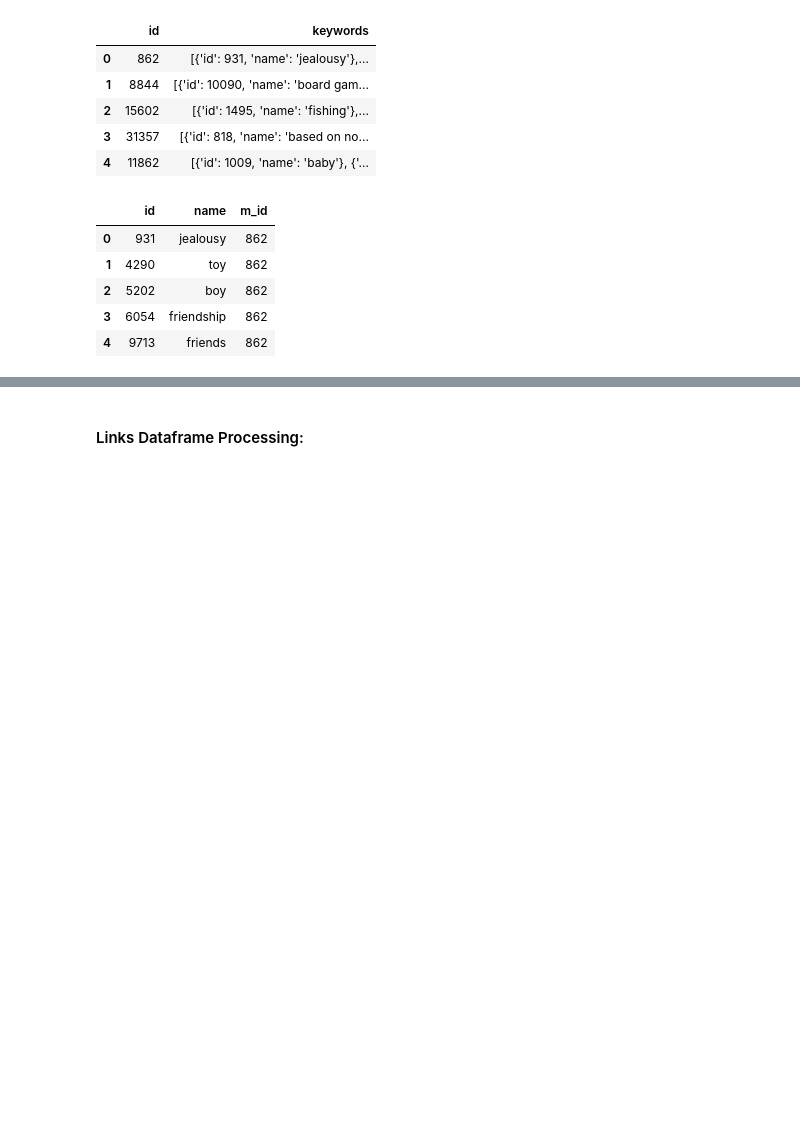
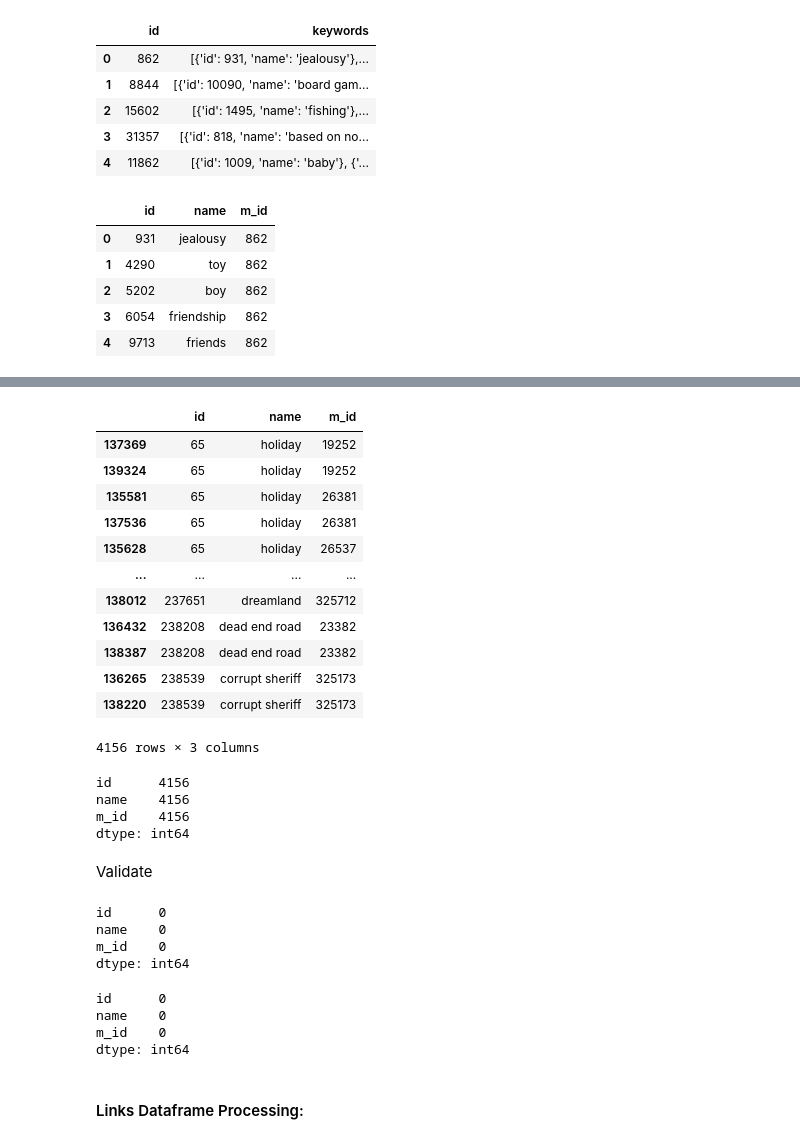
Before and after one commit to iqbalzain99/Movies-Dataflow-and-Analysis-DE-Portfolio, a Jupyter notebook: movies_data_processing.ipynb, the cells around one changed output, grey strips where cells are left out. Saved outputs shown, nothing was run; the diff lists cells and outputs as text; code cells hidden in the pictures; blank space fills up the shorter version.

```diff
--- a/movies_data_processing.ipynb
+++ b/movies_data_processing.ipynb
@@ -185,0 +365,24 @@ keywords.head(5)
+# %%
+# Check for duplicated columns
+keywords[keywords.duplicated(keep=False)].sort_values(by=['id', 'name', 'm_id'])
+# %% [output]
+|  | id | name | m_id |
+| 137369 | 65 | holiday | 19252 |
+| 139324 | 65 | holiday | 19252 |
+| 135581 | 65 | holiday | 26381 |
+| 137536 | 65 | holiday | 26381 |
+| 135628 | 65 | holiday | 26537 |
+| ... | ... | ... | ... |
+| 138012 | 237651 | dreamland | 325712 |
+| 136432 | 238208 | dead end road | 23382 |
+| 138387 | 238208 | dead end road | 23382 |
+| 136265 | 238539 | corrupt sheriff | 325173 |
+| 138220 | 238539 | corrupt sheriff | 325173 |
+4156 rows × 3 columns
+# %%
+keywords[keywords.duplicated(keep=False)].sort_values(by=['id', 'name', 'm_id']).count()
+# %% [output]
+id      4156
+name    4156
+m_id    4156
+dtype: int64
@@ -186,3 +391,19 @@ keywords.head(5)
+# %% [markdown]
+Validate
+# %%
+keywords[keywords.duplicated(keep=False)].sort_values(by=['id', 'name', 'm_id']).count()
+# %% [output]
+id      0
+name    0
+m_id    0
+dtype: int64
+# %%
+keywords.isnull().sum()
+# %% [output]
+id      0
+name    0
+m_id    0
+dtype: int64
 # %% [markdown]
 #### Links Dataframe Processing:
 # %%
```
Also changed, not shown: parts of 69 cells of this notebook.
